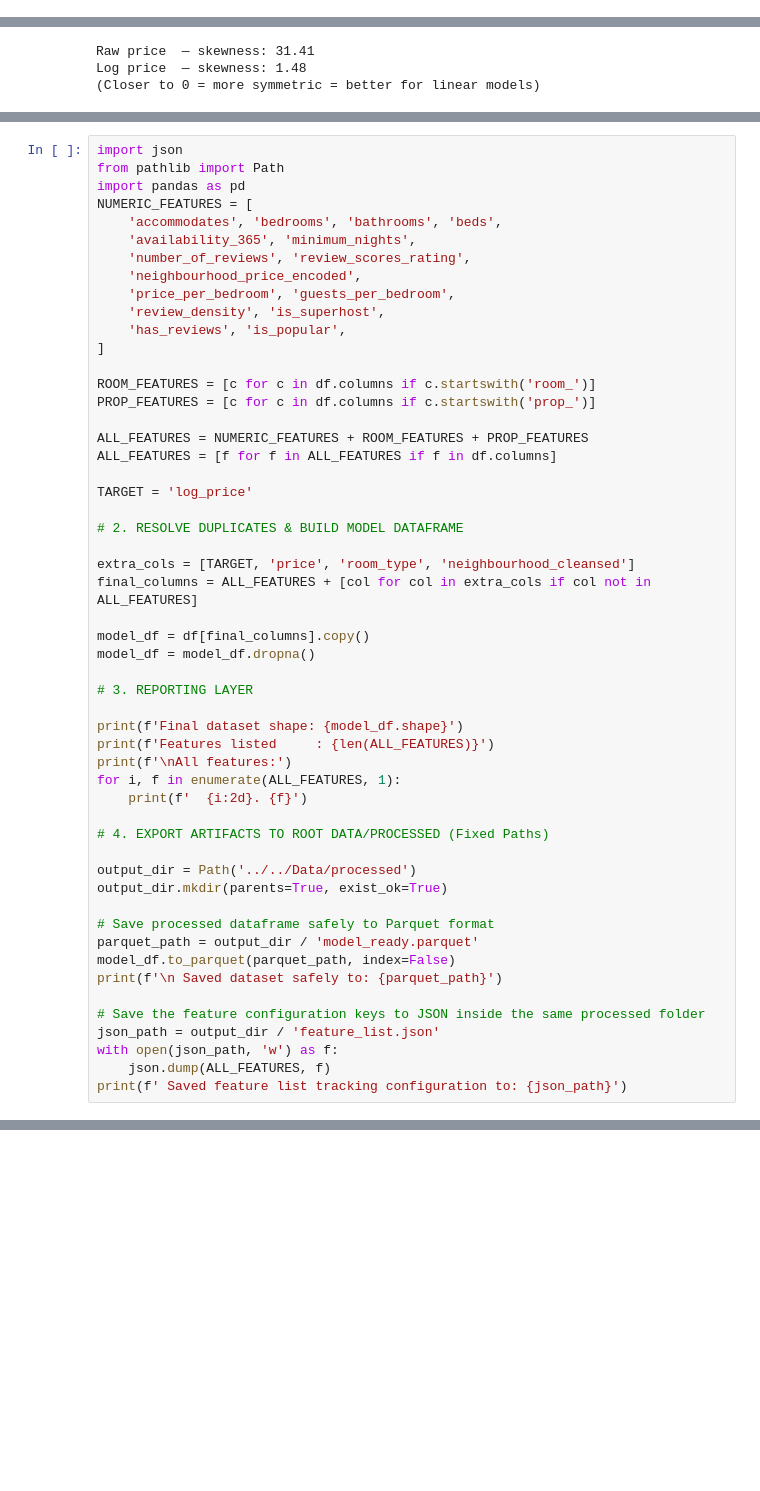
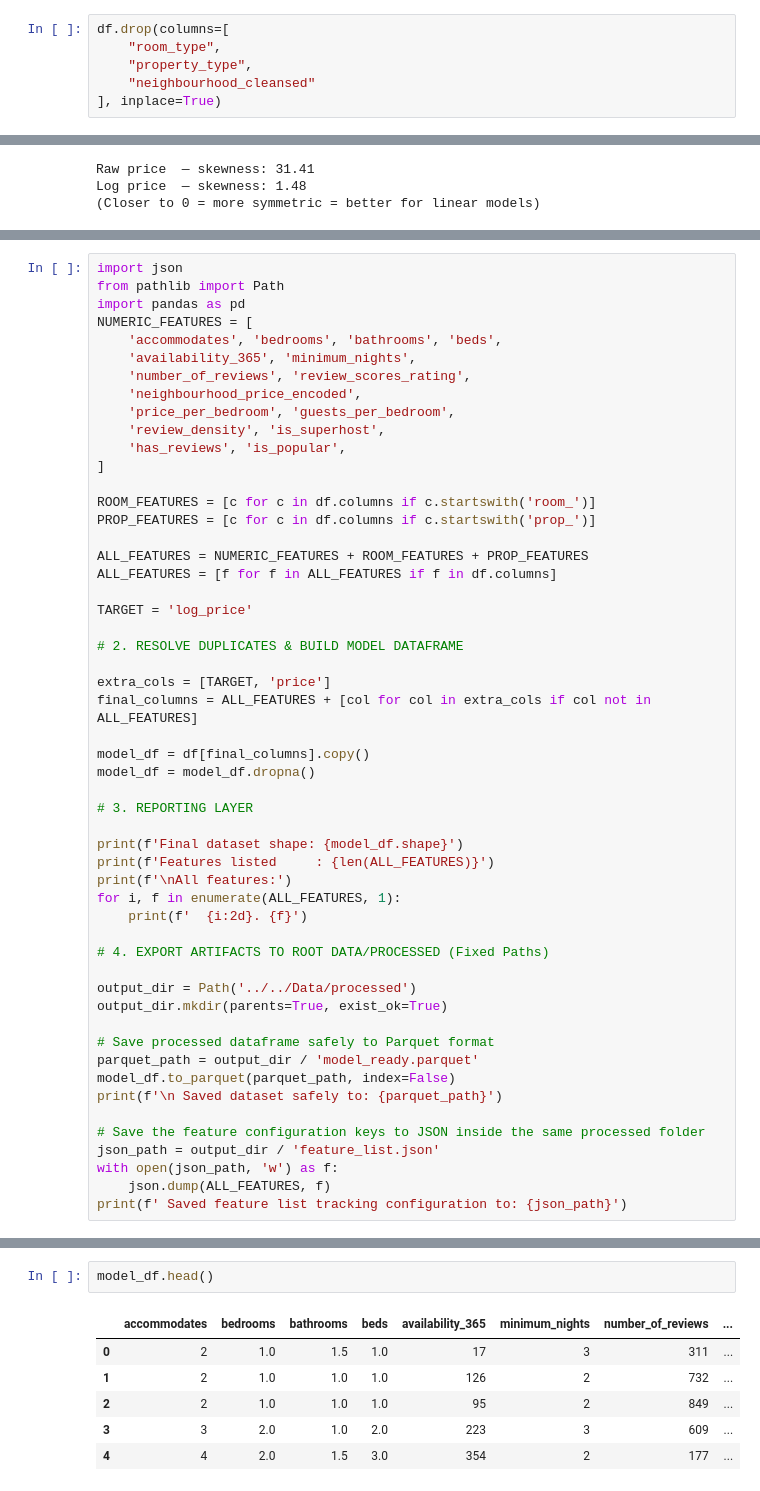
Before and after one commit to ChamodyaMihirath/airbnb-data-engineering-pipeline, a Jupyter notebook: ML/notebooks/02_Feature_Engineering.ipynb, the cells around one changed output, grey strips where cells are left out. Saved outputs shown, nothing was run; the diff lists cells and outputs as text; blank space fills up the shorter version.

```diff
--- a/ML/notebooks/02_Feature_Engineering.ipynb
+++ b/ML/notebooks/02_Feature_Engineering.ipynb
@@ -157,6 +157,12 @@ print(f"Dataset shape: {df.shape}")
 # %% [output]
 Categorical encoding completed.
 Dataset shape: (5815, 95)
+# %%
+df.drop(columns=[
+    "room_type",
+    "property_type",
+    "neighbourhood_cleansed"
+], inplace=True)
 # %% [markdown]
 ### Create derived features
 # %%
@@ -286,7 +300,7 @@ TARGET = 'log_price'
 
 # 2. RESOLVE DUPLICATES & BUILD MODEL DATAFRAME
 
-extra_cols = [TARGET, 'price', 'room_type', 'neighbourhood_cleansed']
+extra_cols = [TARGET, 'price']
 final_columns = ALL_FEATURES + [col for col in extra_cols if col not in ALL_FEATURES]
 
 model_df = df[final_columns].copy()
@@ -335,0 +379,9 @@ All features:
+# %%
+model_df.head()
+# %% [output]
+|  | accommodates | bedrooms | bathrooms | beds | availability_365 | minimum_nights | number_of_reviews | ... |
+| 0 | 2 | 1.0 | 1.5 | 1.0 | 17 | 3 | 311 | ... |
+| 1 | 2 | 1.0 | 1.0 | 1.0 | 126 | 2 | 732 | ... |
+| 2 | 2 | 1.0 | 1.0 | 1.0 | 95 | 2 | 849 | ... |
+| 3 | 3 | 2.0 | 1.0 | 2.0 | 223 | 3 | 609 | ... |
+| 4 | 4 | 2.0 | 1.5 | 3.0 | 354 | 2 | 177 | ... |
```
Also changed, not shown: parts of 5 cells of this notebook, 5 other files.
